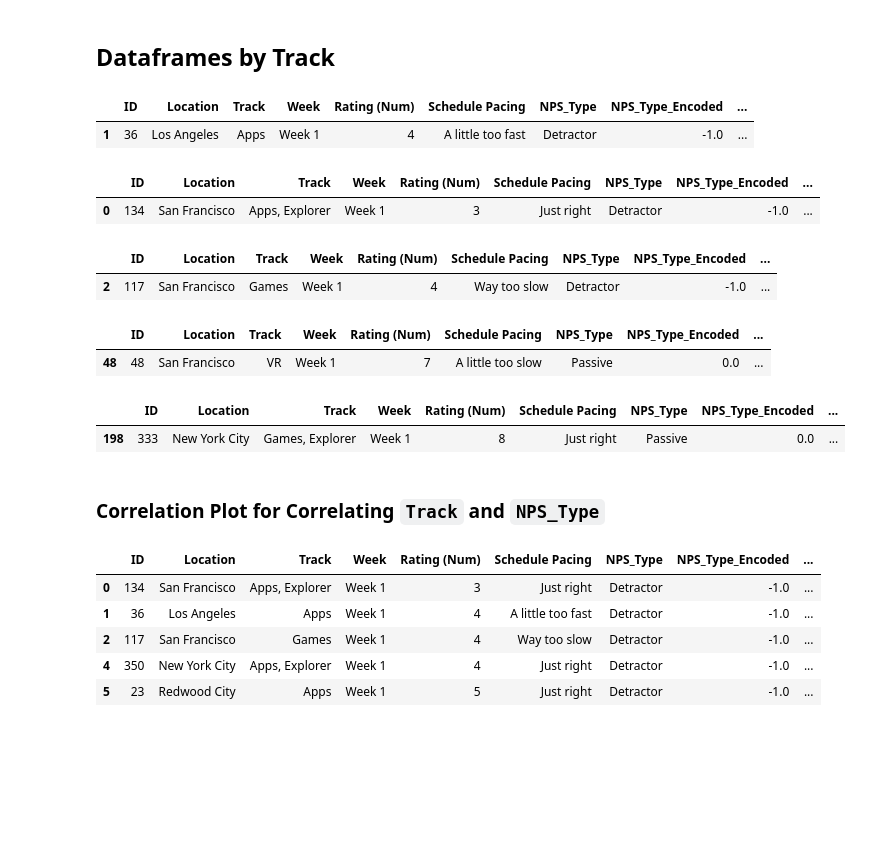
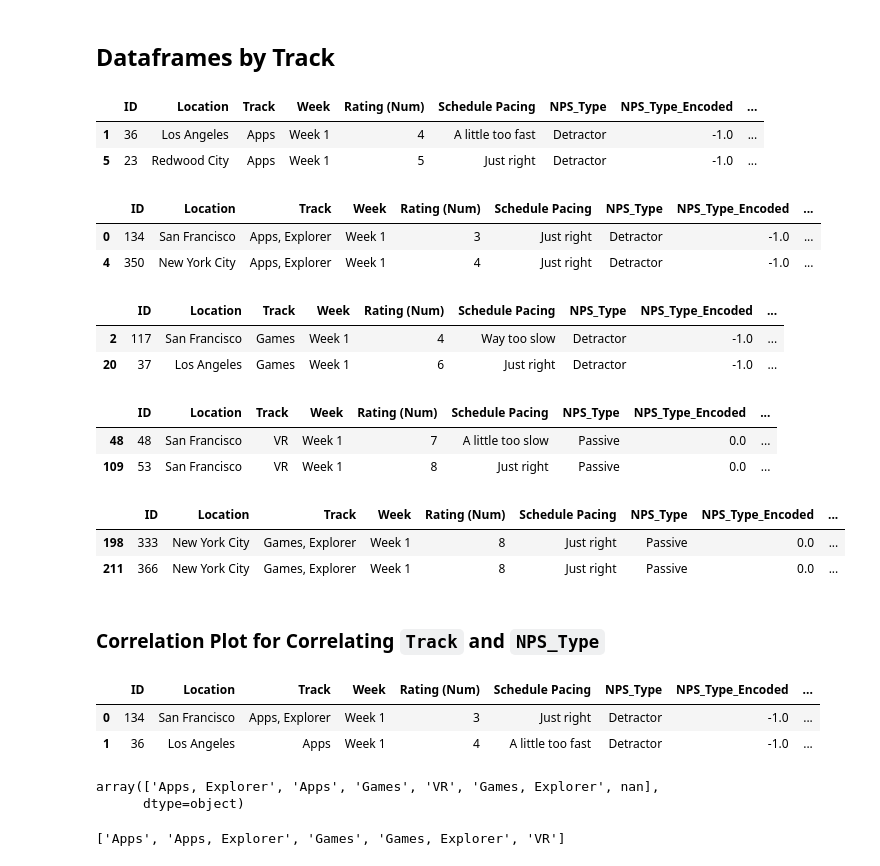
Before and after one commit to ThomasLee94/ds-1.1, a Jupyter notebook: Projects/NPS/NPS - 2017.ipynb, the cells around one changed output. Saved outputs shown, nothing was run; the diff lists cells and outputs as text; code cells hidden in the pictures; blank space fills up the shorter version.

```diff
--- a/Projects/NPS/NPS - 2017.ipynb
+++ b/Projects/NPS/NPS - 2017.ipynb
@@ -257,38 +252,43 @@ df.head(3)
 # %%
 ARG_APPS = (df["Track"] == "Apps")
 df_apps = df[ARG_APPS]
-df_apps.head(1)
+df_apps.head(2)
 # %% [output]
 |  | ID | Location | Track | Week | Rating (Num) | Schedule Pacing | NPS_Type | NPS_Type_Encoded | ... |
 | 1 | 36 | Los Angeles | Apps | Week 1 | 4 | A little too fast | Detractor | -1.0 | ... |
+| 5 | 23 | Redwood City | Apps | Week 1 | 5 | Just right | Detractor | -1.0 | ... |
 # %%
 ARG_APPS_EXP = (df["Track"] == "Apps, Explorer")
 df_apps_exp = df[ARG_APPS_EXP]
-df_apps_exp.head(1)
+df_apps_exp.head(2)
 # %% [output]
 |  | ID | Location | Track | Week | Rating (Num) | Schedule Pacing | NPS_Type | NPS_Type_Encoded | ... |
 | 0 | 134 | San Francisco | Apps, Explorer | Week 1 | 3 | Just right | Detractor | -1.0 | ... |
+| 4 | 350 | New York City | Apps, Explorer | Week 1 | 4 | Just right | Detractor | -1.0 | ... |
 # %%
 ARG_GAMES = (df["Track"] == "Games")
 df_games = df[ARG_GAMES]
-df_games.head(1)
+df_games.head(2)
 # %% [output]
 |  | ID | Location | Track | Week | Rating (Num) | Schedule Pacing | NPS_Type | NPS_Type_Encoded | ... |
 | 2 | 117 | San Francisco | Games | Week 1 | 4 | Way too slow | Detractor | -1.0 | ... |
+| 20 | 37 | Los Angeles | Games | Week 1 | 6 | Just right | Detractor | -1.0 | ... |
 # %%
 ARG_VR = (df["Track"] == "VR")
 df_vr = df[ARG_VR]
-df_vr.head(1)
+df_vr.head(2)
 # %% [output]
 |  | ID | Location | Track | Week | Rating (Num) | Schedule Pacing | NPS_Type | NPS_Type_Encoded | ... |
 | 48 | 48 | San Francisco | VR | Week 1 | 7 | A little too slow | Passive | 0.0 | ... |
+| 109 | 53 | San Francisco | VR | Week 1 | 8 | Just right | Passive | 0.0 | ... |
 # %%
 ARG_GAMES_EXP = (df["Track"] == "Games, Explorer")
 df_games_exp = df[ARG_GAMES_EXP]
-df_games_exp.head(1)
+df_games_exp.head(2)
 # %% [output]
 |  | ID | Location | Track | Week | Rating (Num) | Schedule Pacing | NPS_Type | NPS_Type_Encoded | ... |
 | 198 | 333 | New York City | Games, Explorer | Week 1 | 8 | Just right | Passive | 0.0 | ... |
+| 211 | 366 | New York City | Games, Explorer | Week 1 | 8 | Just right | Passive | 0.0 | ... |
 # %% [markdown]
 ### Correlation Plot for Correlating `Track` and `NPS_Type`
 # %%
@@ -301,14 +301,16 @@ DATA_DICT_TRACK = {
 }
 # %%
 df["Track_Encoded"] = df["Track"].map(DATA_DICT_TRACK)
-df.head()
+df.head(2)
 # %% [output]
 |  | ID | Location | Track | Week | Rating (Num) | Schedule Pacing | NPS_Type | NPS_Type_Encoded | ... |
 | 0 | 134 | San Francisco | Apps, Explorer | Week 1 | 3 | Just right | Detractor | -1.0 | ... |
 | 1 | 36 | Los Angeles | Apps | Week 1 | 4 | A little too fast | Detractor | -1.0 | ... |
-| 2 | 117 | San Francisco | Games | Week 1 | 4 | Way too slow | Detractor | -1.0 | ... |
-| 4 | 350 | New York City | Apps, Explorer | Week 1 | 4 | Just right | Detractor | -1.0 | ... |
-| 5 | 23 | Redwood City | Apps | Week 1 | 5 | Just right | Detractor | -1.0 | ... |
+# %%
+df_promoter["Track"].unique()
+# %% [output]
+array(['Apps, Explorer', 'Apps', 'Games', 'VR', 'Games, Explorer', nan],
+      dtype=object)
 # %%
 def plot_track_category_across_all_nps_types(track="Apps"):
     """ Function to plot all three pacing types proportionally. """
@@ -327,3 +323,7 @@ labels = ["Promoters", "Passives", "Detractors"]
+# %%
+tracks
+# %% [output]
+['Apps', 'Apps, Explorer', 'Games', 'Games, Explorer', 'VR']
 # %%
 tracks = list(DATA_DICT_TRACK.keys())
 
```
Also changed, not shown: parts of 22 cells of this notebook.
